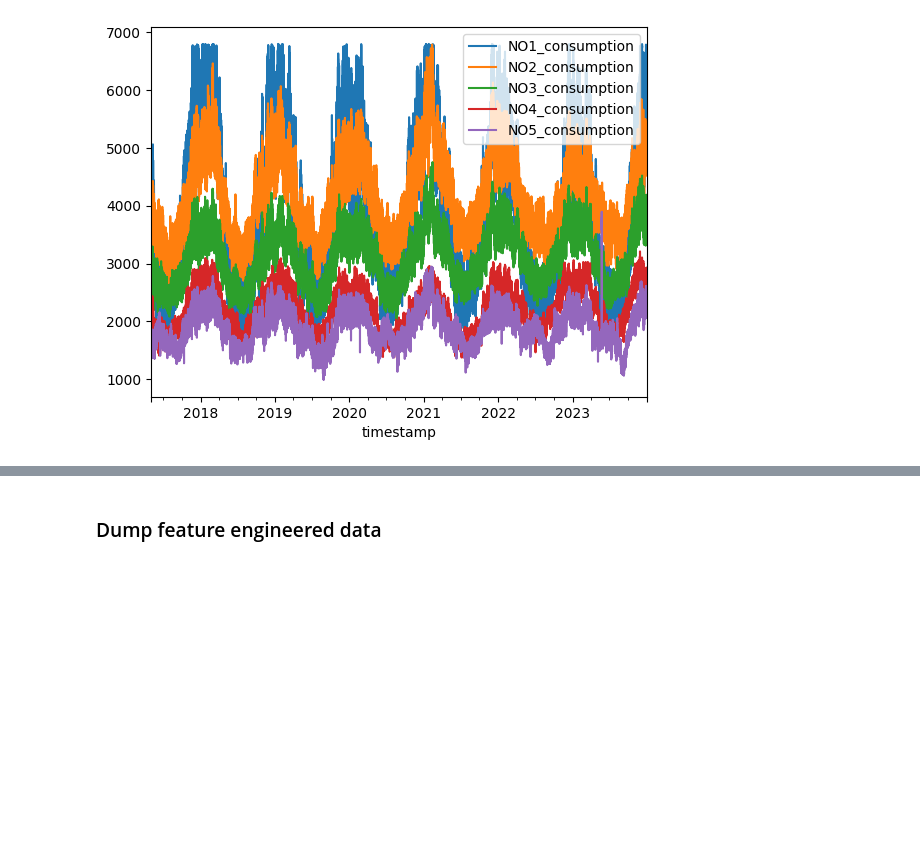
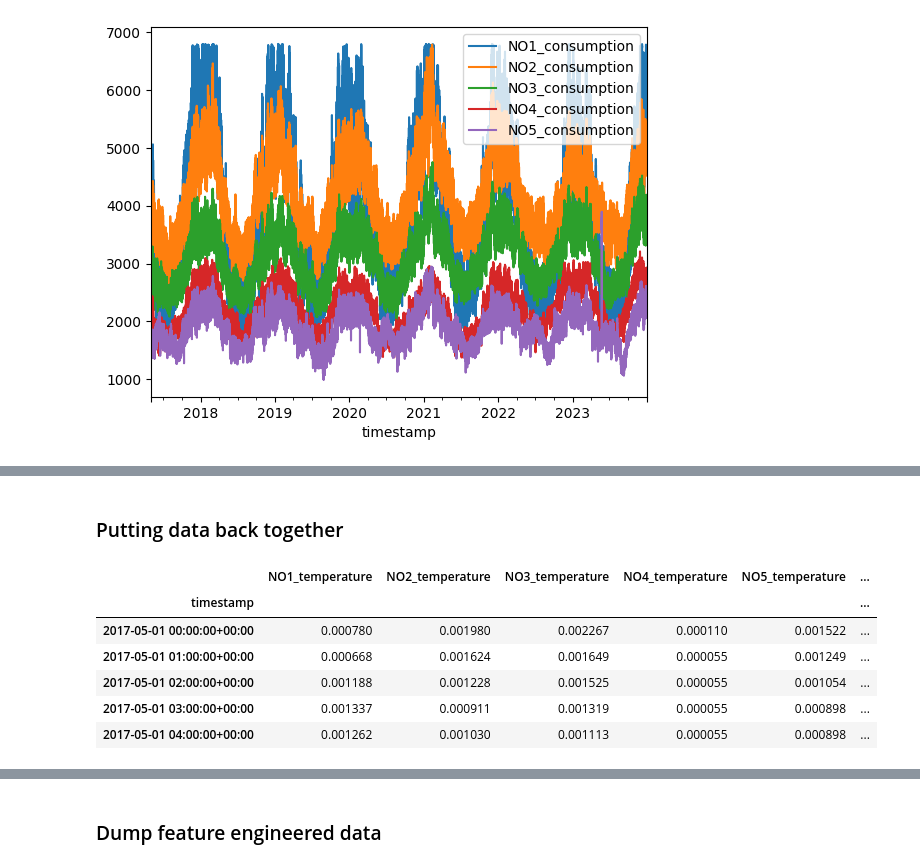
Before and after one commit to jatobro/it3030-deep-learning, a Jupyter notebook: timeseries/data.ipynb, the cells around one changed output, grey strips where cells are left out. Cells and saved outputs as stored; diff of their text form; code cells hidden in the pictures; blank space fills up the shorter version.

```diff
--- a/timeseries/feature_engineering.ipynb
+++ b/timeseries/data.ipynb
@@ -179,0 +189,13 @@ plt.show()
+# %% [markdown]
+### Putting data back together
+# %%
+data = pd.concat([temp, cons], axis=1)
+data.head()
+# %% [output]
+|  | NO1_temperature | NO2_temperature | NO3_temperature | NO4_temperature | NO5_temperature | ... |
+| timestamp |  |  |  |  |  | ... |
+| 2017-05-01 00:00:00+00:00 | 0.000780 | 0.001980 | 0.002267 | 0.000110 | 0.001522 | ... |
+| 2017-05-01 01:00:00+00:00 | 0.000668 | 0.001624 | 0.001649 | 0.000055 | 0.001249 | ... |
+| 2017-05-01 02:00:00+00:00 | 0.001188 | 0.001228 | 0.001525 | 0.000055 | 0.001054 | ... |
+| 2017-05-01 03:00:00+00:00 | 0.001337 | 0.000911 | 0.001319 | 0.000055 | 0.000898 | ... |
+| 2017-05-01 04:00:00+00:00 | 0.001262 | 0.001030 | 0.001113 | 0.000055 | 0.000898 | ... |
```
Also changed, not shown: parts of 21 cells of this notebook, 1 other file.
